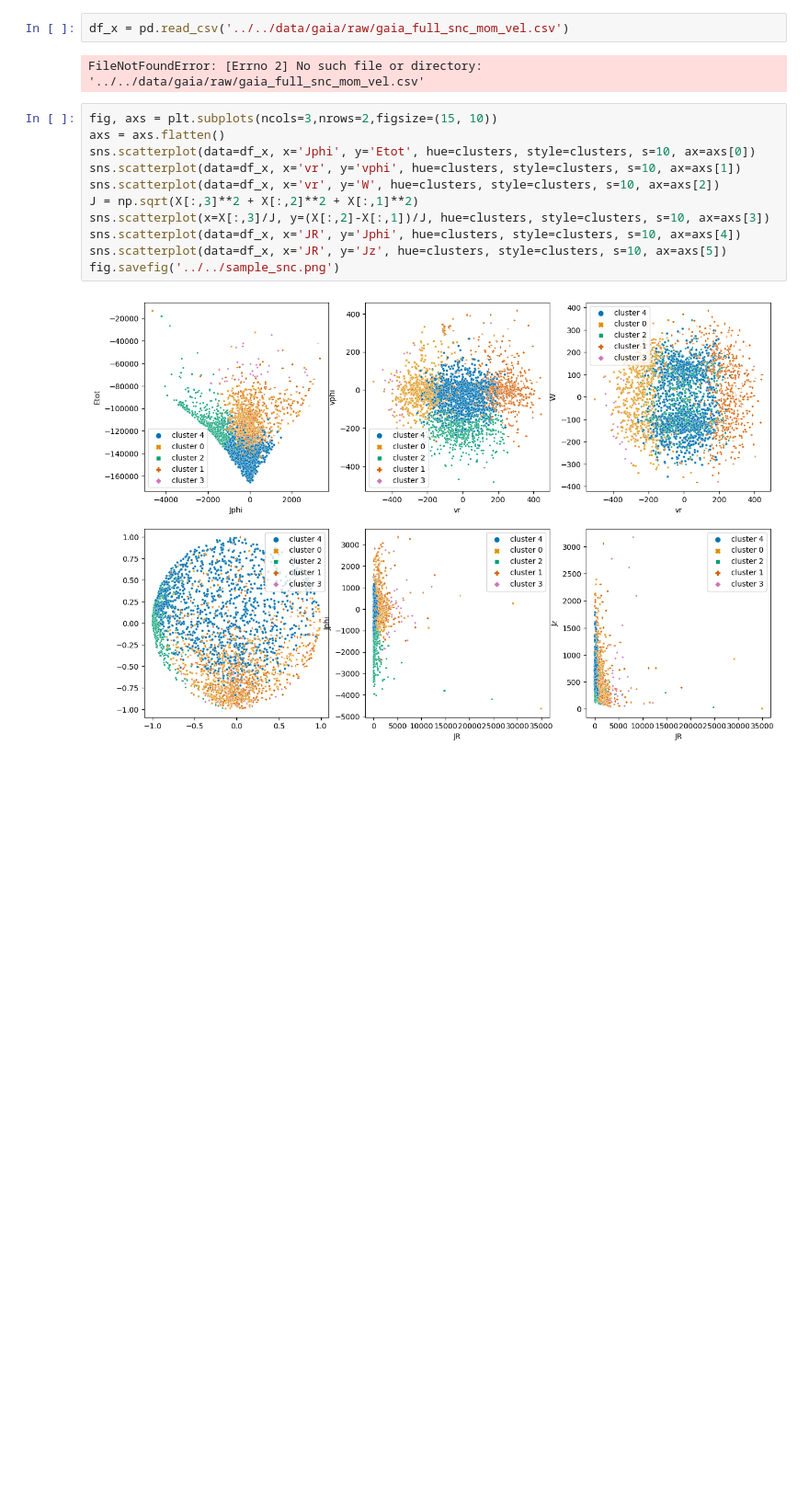
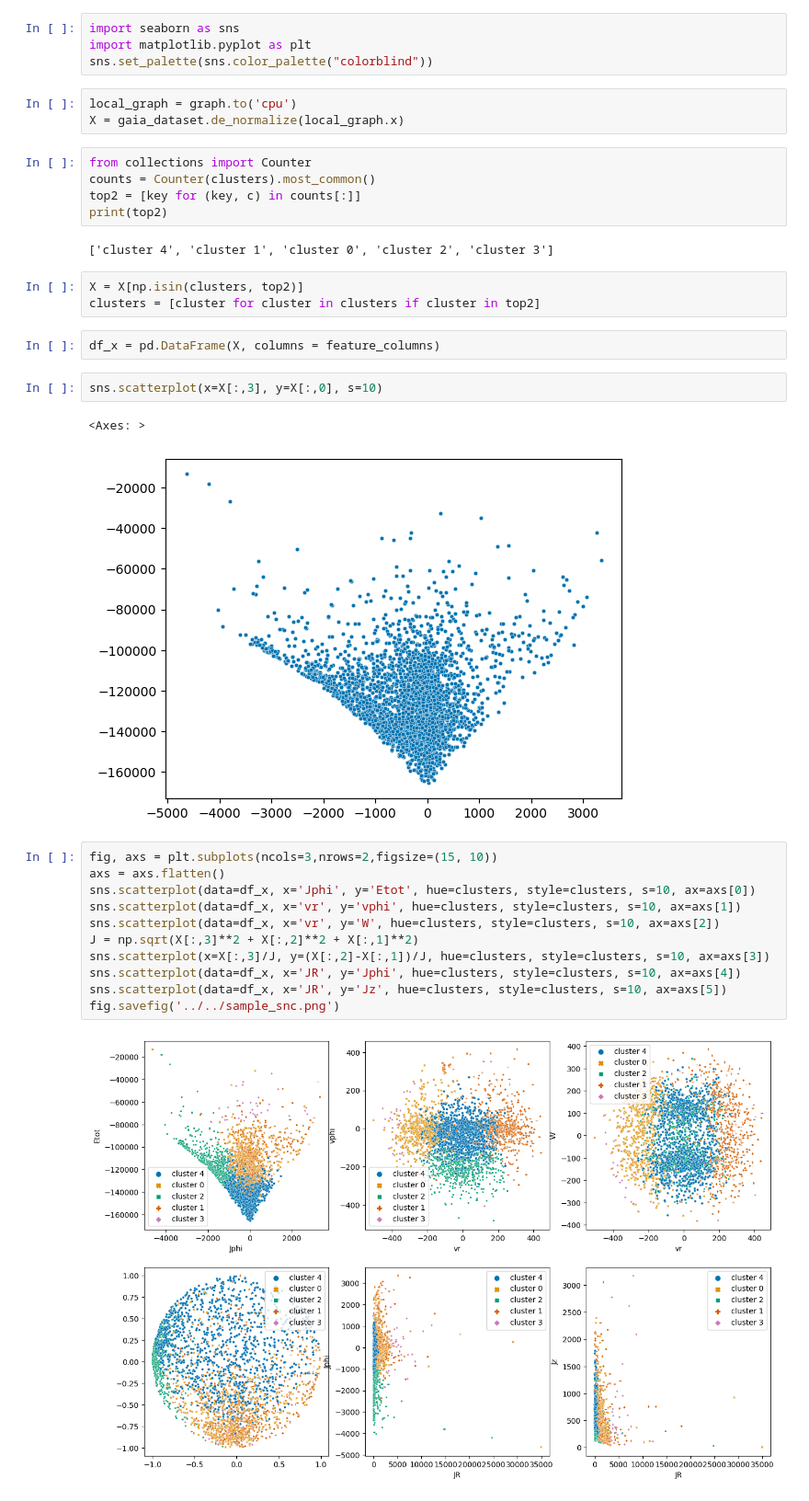
Before and after one commit to michaelyhuang23/StellarCluster, a Jupyter notebook: notebooks/gaia_test/gaia_test_sample_snc.ipynb, the cells around one changed output. Shown at 92% size. Saved outputs shown, nothing was run; the diff lists cells and outputs as text; blank space fills up the shorter version.

```diff
--- a/notebooks/gaia_test/gaia_test_sample_snc.ipynb
+++ b/notebooks/gaia_test/gaia_test_sample_snc.ipynb
@@ -9,7 +48,27 @@ import torch
+# %%
+import seaborn as sns
+import matplotlib.pyplot as plt
+sns.set_palette(sns.color_palette("colorblind"))
+# %%
+local_graph = graph.to('cpu')
+X = gaia_dataset.de_normalize(local_graph.x)
+# %%
+from collections import Counter
+counts = Counter(clusters).most_common()
+top2 = [key for (key, c) in counts[:]]
+print(top2)
+# %% [output]
+['cluster 4', 'cluster 1', 'cluster 0', 'cluster 2', 'cluster 3']
+# %%
+X = X[np.isin(clusters, top2)]
+clusters = [cluster for cluster in clusters if cluster in top2]
 # %%
-df_x = pd.read_csv('../../data/gaia/raw/gaia_full_snc_mom_vel.csv')
+df_x = pd.DataFrame(X, columns = feature_columns)
-# %% [output]
-FileNotFoundError: [Errno 2] No such file or directory: '../../data/gaia/raw/gaia_full_snc_mom_vel.csv'
+# %%
+sns.scatterplot(x=X[:,3], y=X[:,0], s=10)
+# %% [output]
+<Axes: >
+[figure, added]
 # %%
 fig, axs = plt.subplots(ncols=3,nrows=2,figsize=(15, 10))
 axs = axs.flatten()
```
Also changed, not shown: parts of 6 cells of this notebook, 2 other files.
